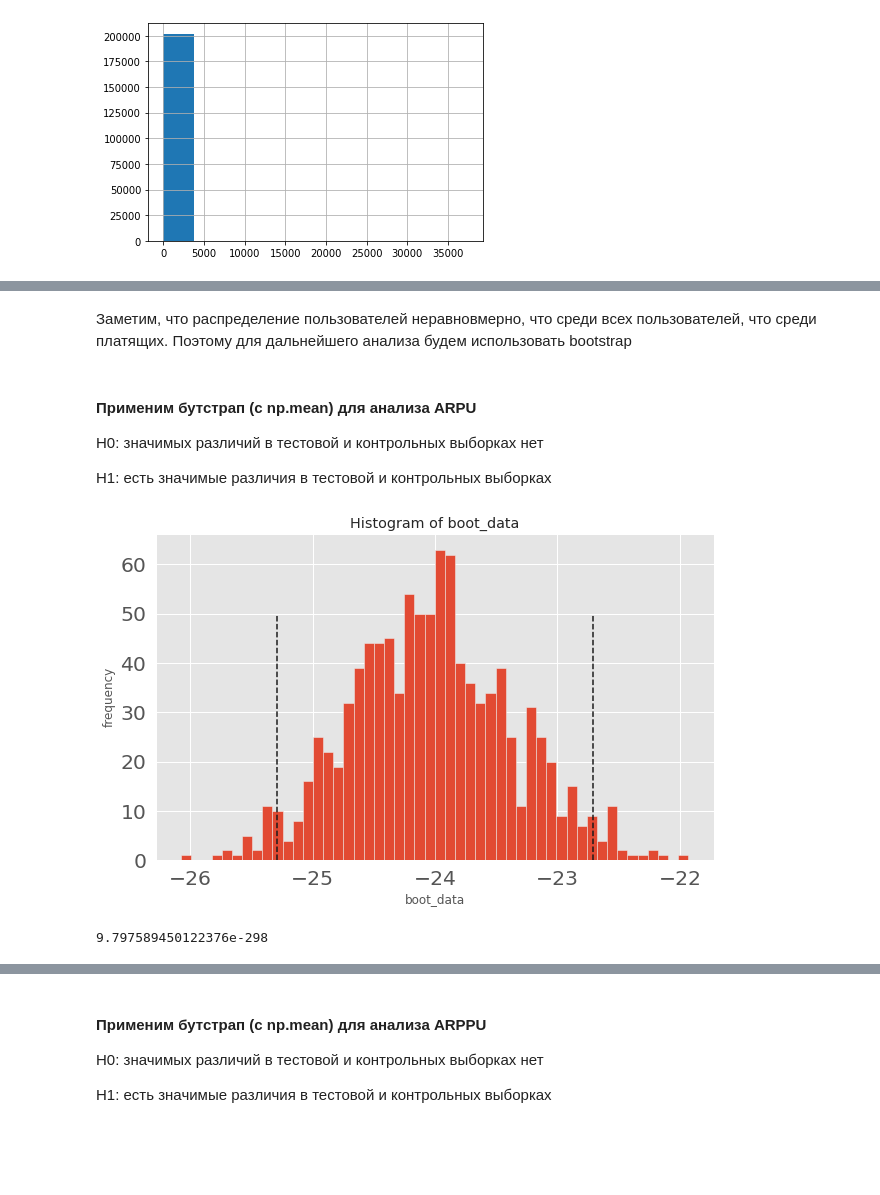
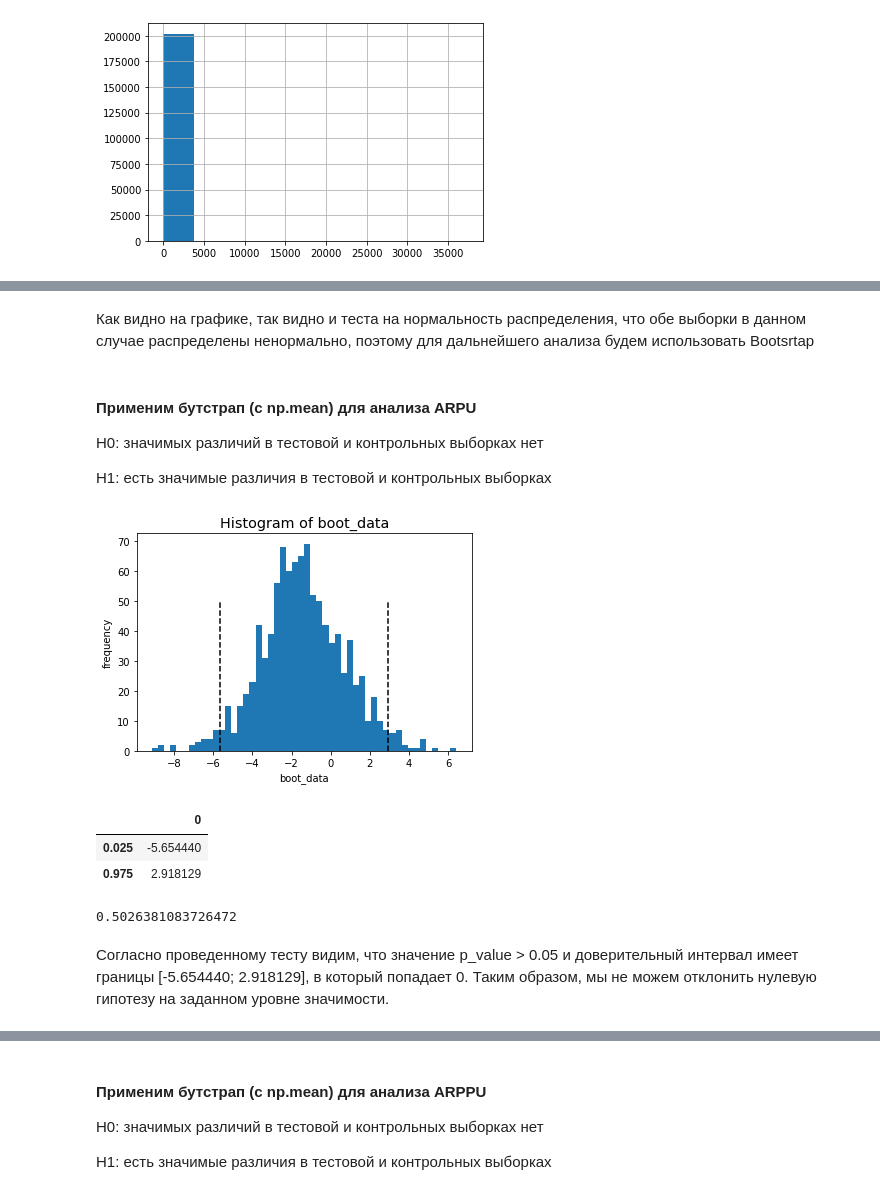
Before and after one commit to GLaDOS070/educational_projects, a Jupyter notebook: final_project/Final_project_var_1.ipynb, the cells around one changed output, grey strips where cells are left out. Drawn from its saved outputs; the diff is of its cells as text; code cells hidden in the pictures; blank space fills up the shorter version.

```diff
--- a/final_project/Final_project_var_1.ipynb
+++ b/final_project/Final_project_var_1.ipynb
@@ -342,3 +277,0 @@ NormaltestResult(statistic=1068.8600084412267, pvalue=7.943249488371762e-233)
-# %% [markdown]
-Заметим, что распределение пользователей неравновмерно, что среди всех пользователей, что среди платящих.
-Поэтому для дальнейшего анализа будем использовать bootstrap
@@ -399,3 +278,5 @@ def get_bootstrap(
+# %% [markdown]
+Как видно на графике, так видно и теста на нормальность распределения, что обе выборки в данном случае распределены ненормально, поэтому для дальнейшего анализа будем использовать Bootsrtap
 # %% [markdown]
 #### Применим бутстрап (с np.mean) для анализа ARPU
 
@@ -405,8 +340,17 @@ H1: есть значимые различия в тестовой и контр
 # %%
-booted_data_test = get_bootstrap(df_control.query('revenue < 1000').revenue, df_test.revenue, statistic=np.mean)
+booted_data_test_arpu = get_bootstrap(df_control.revenue, df_test.revenue, statistic=np.mean)
 # %% [output]
-[figure, old version]
+[figure, new version]
+# %%
+booted_data_test_arpu['ci']
+# %% [output]
+|  | 0 |
+| 0.025 | -5.654440 |
+| 0.975 | 2.918129 |
 # %%
-booted_data_test["p_value"]
+booted_data_test_arpu["p_value"]
 # %% [output]
-9.797589450122376e-298
+0.5026381083726472
+# %% [markdown]
+Согласно проведенному тесту видим, что значение p_value > 0.05 и доверительный интервал имеет границы [-5.654440; 2.918129], в который попадает 0.
+Таким образом, мы не можем отклонить нулевую гипотезу на заданном уровне значимости.
```
Also changed, not shown: parts of 57 cells of this notebook, 1 other file.
